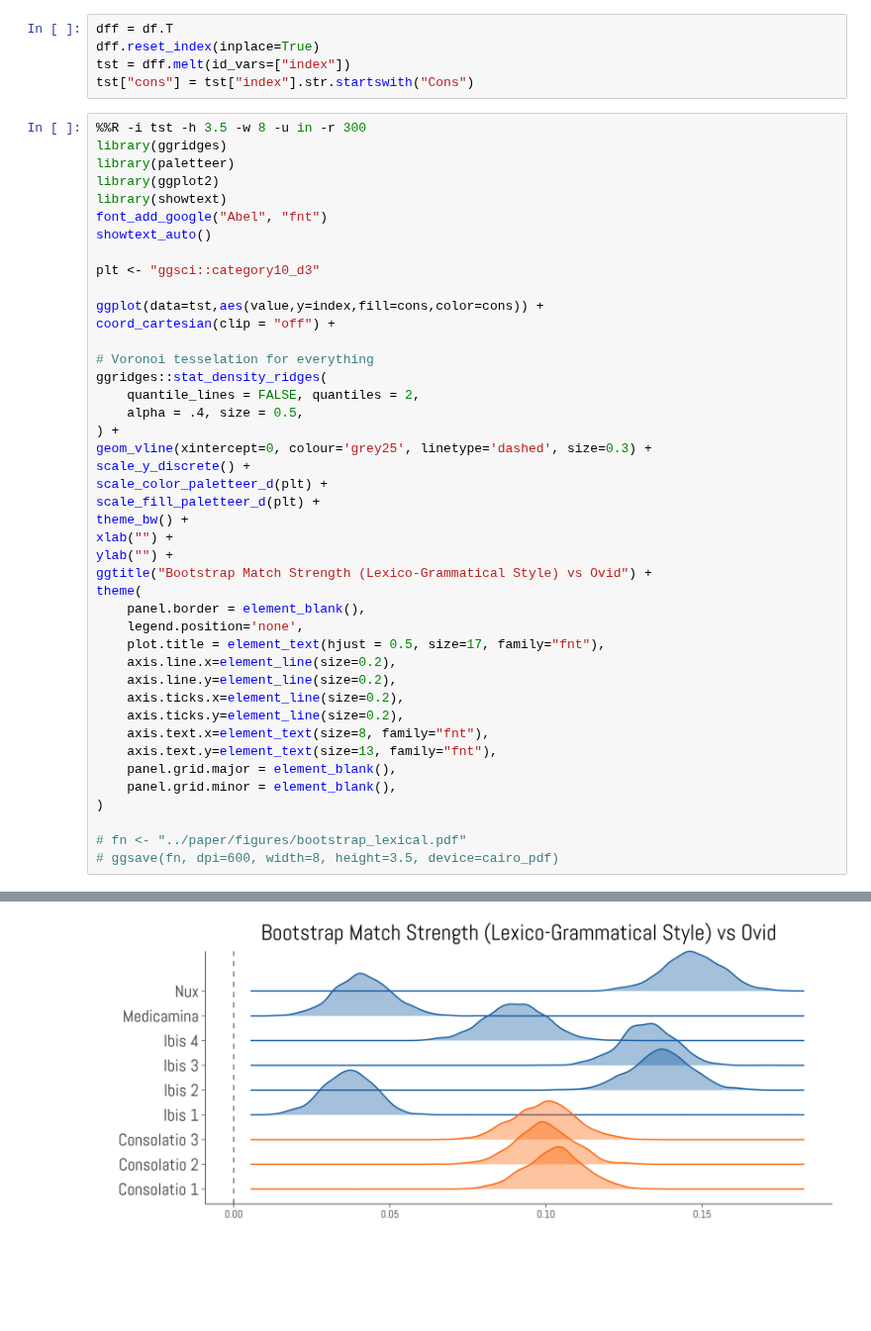
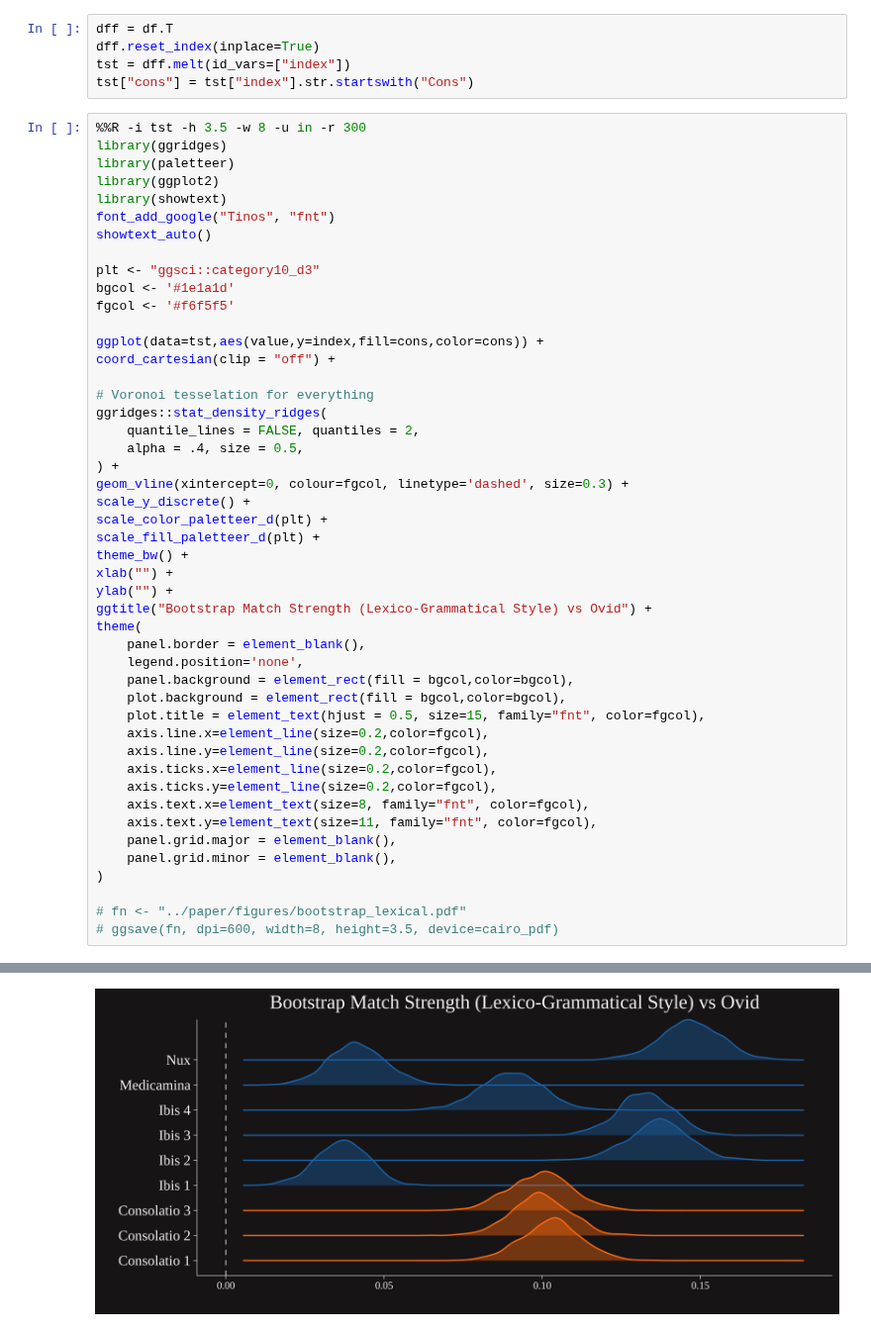
Before and after one commit to bnagy/nux-paper, a Jupyter notebook: repro/nux_boot_ngram.ipynb, the cells around one changed output, grey strips where cells are left out. Shown at 99% size. Drawn from its saved outputs; the diff is of its cells as text; blank space fills up the shorter version.

Commit message:
presentation bootstrap figures

```diff
--- a/repro/nux_boot_ngram.ipynb
+++ b/repro/nux_boot_ngram.ipynb
@@ -243,43 +243,47 @@ library(ggridges)
 library(paletteer)
 library(ggplot2)
 library(showtext)
-font_add_google("Abel", "fnt")
+font_add_google("Tinos", "fnt")
 showtext_auto()
 
 plt <- "ggsci::category10_d3"
+bgcol <- '#1e1a1d'
+fgcol <- '#f6f5f5'
 
 ggplot(data=tst,aes(value,y=index,fill=cons,color=cons)) +
 coord_cartesian(clip = "off") +
 
 # Voronoi tesselation for everything
 ggridges::stat_density_ridges(
     quantile_lines = FALSE, quantiles = 2,
     alpha = .4, size = 0.5,
 ) +
-geom_vline(xintercept=0, colour='grey25', linetype='dashed', size=0.3) +
+geom_vline(xintercept=0, colour=fgcol, linetype='dashed', size=0.3) +
 scale_y_discrete() +
 scale_color_paletteer_d(plt) +
 scale_fill_paletteer_d(plt) +
 theme_bw() +
 xlab("") +
 ylab("") +
 ggtitle("Bootstrap Match Strength (Lexico-Grammatical Style) vs Ovid") +
 theme(
     panel.border = element_blank(),
     legend.position='none',
-    plot.title = element_text(hjust = 0.5, size=17, family="fnt"),
-    axis.line.x=element_line(size=0.2),
-    axis.line.y=element_line(size=0.2),
-    axis.ticks.x=element_line(size=0.2),
-    axis.ticks.y=element_line(size=0.2),
-    axis.text.x=element_text(size=8, family="fnt"),
-    axis.text.y=element_text(size=13, family="fnt"),
+    panel.background = element_rect(fill = bgcol,color=bgcol),
+    plot.background = element_rect(fill = bgcol,color=bgcol),
+    plot.title = element_text(hjust = 0.5, size=15, family="fnt", color=fgcol),
+    axis.line.x=element_line(size=0.2,color=fgcol),
+    axis.line.y=element_line(size=0.2,color=fgcol),
+    axis.ticks.x=element_line(size=0.2,color=fgcol),
+    axis.ticks.y=element_line(size=0.2,color=fgcol),
+    axis.text.x=element_text(size=8, family="fnt", color=fgcol),
+    axis.text.y=element_text(size=11, family="fnt", color=fgcol),
     panel.grid.major = element_blank(),
     panel.grid.minor = element_blank(),
 )
 
 # fn <- "../paper/figures/bootstrap_lexical.pdf"
 # ggsave(fn, dpi=600, width=8, height=3.5, device=cairo_pdf)
 # %% [output]
 Picking joint bandwidth of 0.00206
-[figure, old version]
+[figure, new version]
```
Also changed, not shown: 3 other files.
